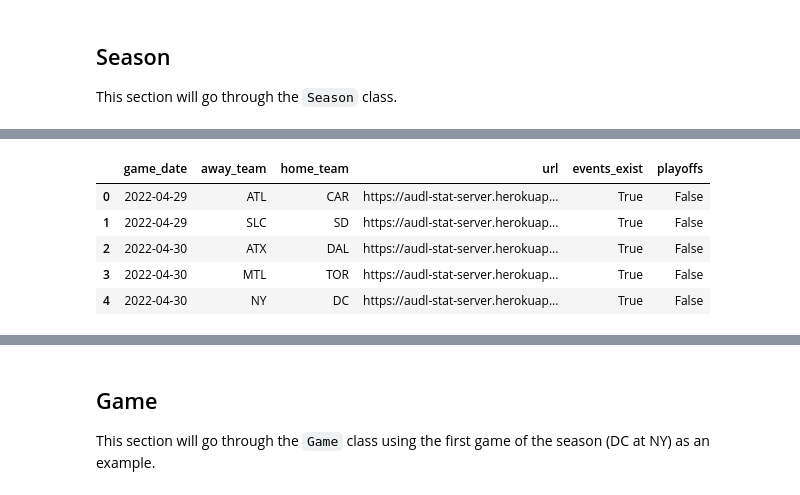
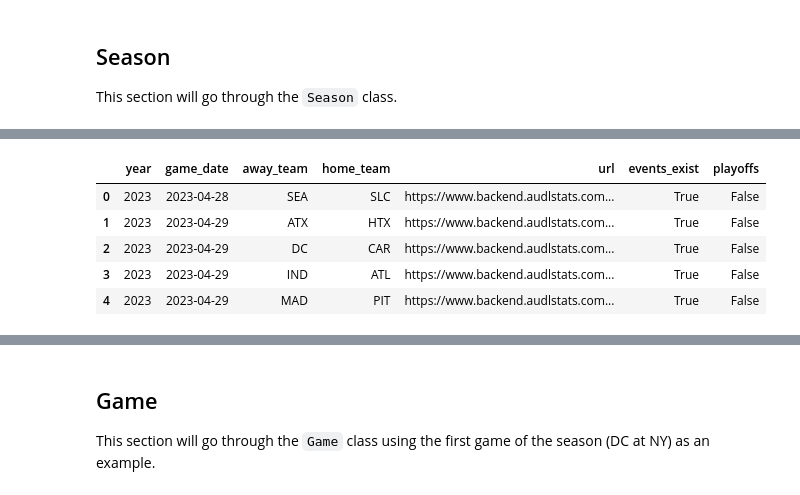
Before and after one commit to JohnLithio/AUDL-Advanced-Stats, a Jupyter notebook: Example.ipynb, the cells around one changed output, grey strips where cells are left out. Cells and saved outputs as stored; diff of their text form; code cells hidden in the pictures.

```diff
--- a/Example.ipynb
+++ b/Example.ipynb
@@ -14,12 +31,12 @@ This section will go through the `Season` class.
 %%time
 # Initialize season object
 s = audl.Season(
-    year=2022,
+    year=2023,
     data_path="data",
     upload=False,
     download=False
 )
 
 # Get all players
-s.get_players().head()
+s.get_players().query("player_name=='Laviolette, Allan'").head()
 # %% [output]
@@ -47,5 +71,5 @@ Wall time: 2.63 ms
 # %%
 %%time
 # Get all scheduled games and whether or not they've been played yet
-s.get_game_info().head()
+s.get_game_info(keep_all_years=True).head()
 # %% [output]
@@ -54,6 +78,6 @@ Wall time: 3.76 ms
-|  | game_date | away_team | home_team | url | events_exist | playoffs |
-| 0 | 2022-04-29 | ATL | CAR | https://audl-stat-server.herokuap... | True | False |
-| 1 | 2022-04-29 | SLC | SD | https://audl-stat-server.herokuap... | True | False |
-| 2 | 2022-04-30 | ATX | DAL | https://audl-stat-server.herokuap... | True | False |
-| 3 | 2022-04-30 | MTL | TOR | https://audl-stat-server.herokuap... | True | False |
-| 4 | 2022-04-30 | NY | DC | https://audl-stat-server.herokuap... | True | False |
+|  | year | game_date | away_team | home_team | url | events_exist | playoffs |
+| 0 | 2023 | 2023-04-28 | SEA | SLC | https://www.backend.audlstats.com... | True | False |
+| 1 | 2023 | 2023-04-29 | ATX | HTX | https://www.backend.audlstats.com... | True | False |
+| 2 | 2023 | 2023-04-29 | DC | CAR | https://www.backend.audlstats.com... | True | False |
+| 3 | 2023 | 2023-04-29 | IND | ATL | https://www.backend.audlstats.com... | True | False |
+| 4 | 2023 | 2023-04-29 | MAD | PIT | https://www.backend.audlstats.com... | True | False |
```
Also changed, not shown: parts of 23 cells of this notebook.
